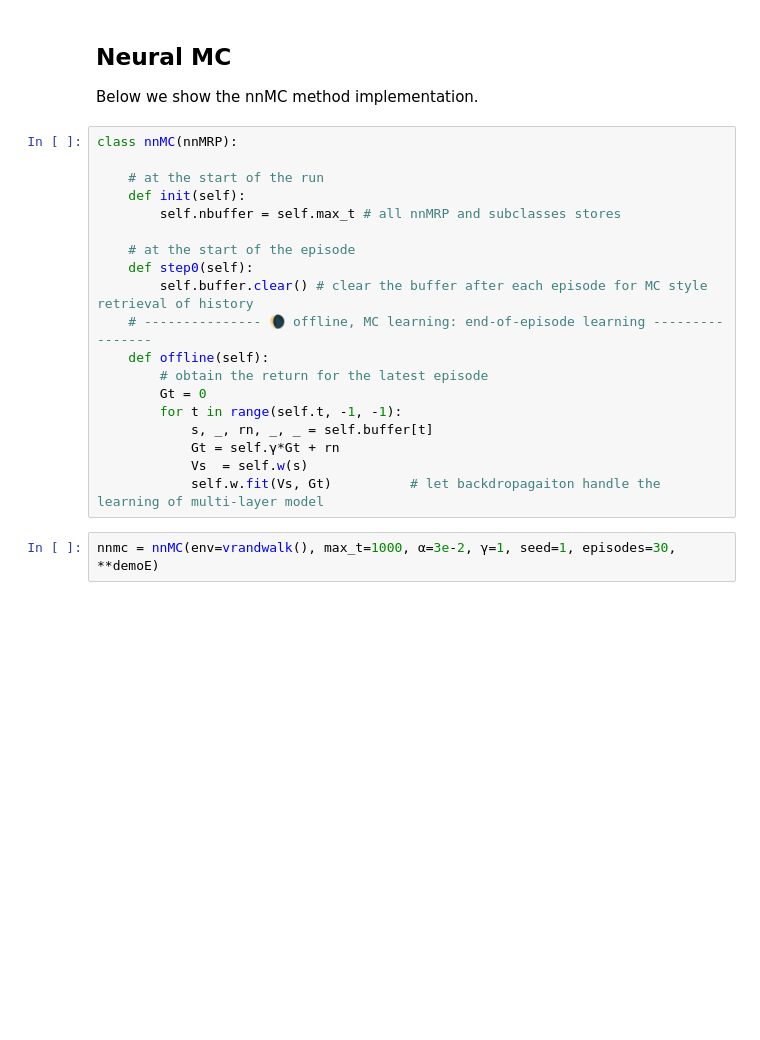
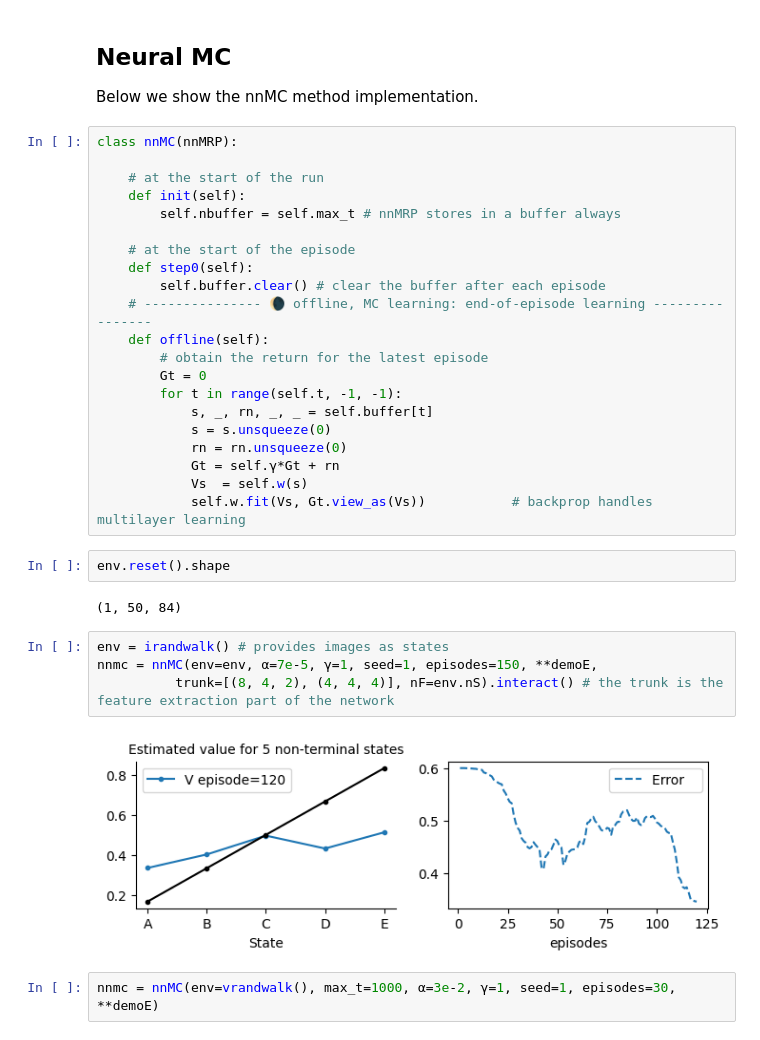
Before and after one commit to AltahhanAi/rl_rob, a Jupyter notebook: worksheet_5_1_.ipynb, the cells around one changed output. Cells and saved outputs as stored; diff of their text form; blank space fills up the shorter version.

```diff
--- a/worksheet_5_1_.ipynb
+++ b/worksheet_5_1_.ipynb
@@ -27,20 +28,32 @@ class nnMC(nnMRP):
 
     # at the start of the run
     def init(self):
-        self.nbuffer = self.max_t # all nnMRP and subclasses stores
+        self.nbuffer = self.max_t # nnMRP stores in a buffer always
 
     # at the start of the episode
     def step0(self):
-        self.buffer.clear() # clear the buffer after each episode for MC style retrieval of history
+        self.buffer.clear() # clear the buffer after each episode
     # --------------- 🌘 offline, MC learning: end-of-episode learning ----------------
     def offline(self):
         # obtain the return for the latest episode
         Gt = 0
         for t in range(self.t, -1, -1):
             s, _, rn, _, _ = self.buffer[t]
+            s = s.unsqueeze(0)
+            rn = rn.unsqueeze(0)
             Gt = self.γ*Gt + rn
             Vs  = self.w(s)
-            self.w.fit(Vs, Gt)          # let backdropagaiton handle the learning of multi-layer model
+            self.w.fit(Vs, Gt.view_as(Vs))           # backprop handles multilayer learning
+# %%
+env.reset().shape
+# %% [output]
+(1, 50, 84)
+# %%
+env = irandwalk() # provides images as states
+nnmc = nnMC(env=env, α=7e-5, γ=1, seed=1, episodes=150, **demoE,
+          trunk=[(8, 4, 2), (4, 4, 4)], nF=env.nS).interact() # the trunk is the feature extraction part of the network
+# %% [output]
+[figure, added]
 # %%
 nnmc = nnMC(env=vrandwalk(), max_t=1000, α=3e-2, γ=1, seed=1, episodes=30, **demoE)
 # %% [output]
```
Also changed, not shown: parts of 11 cells of this notebook, 2 other files.
